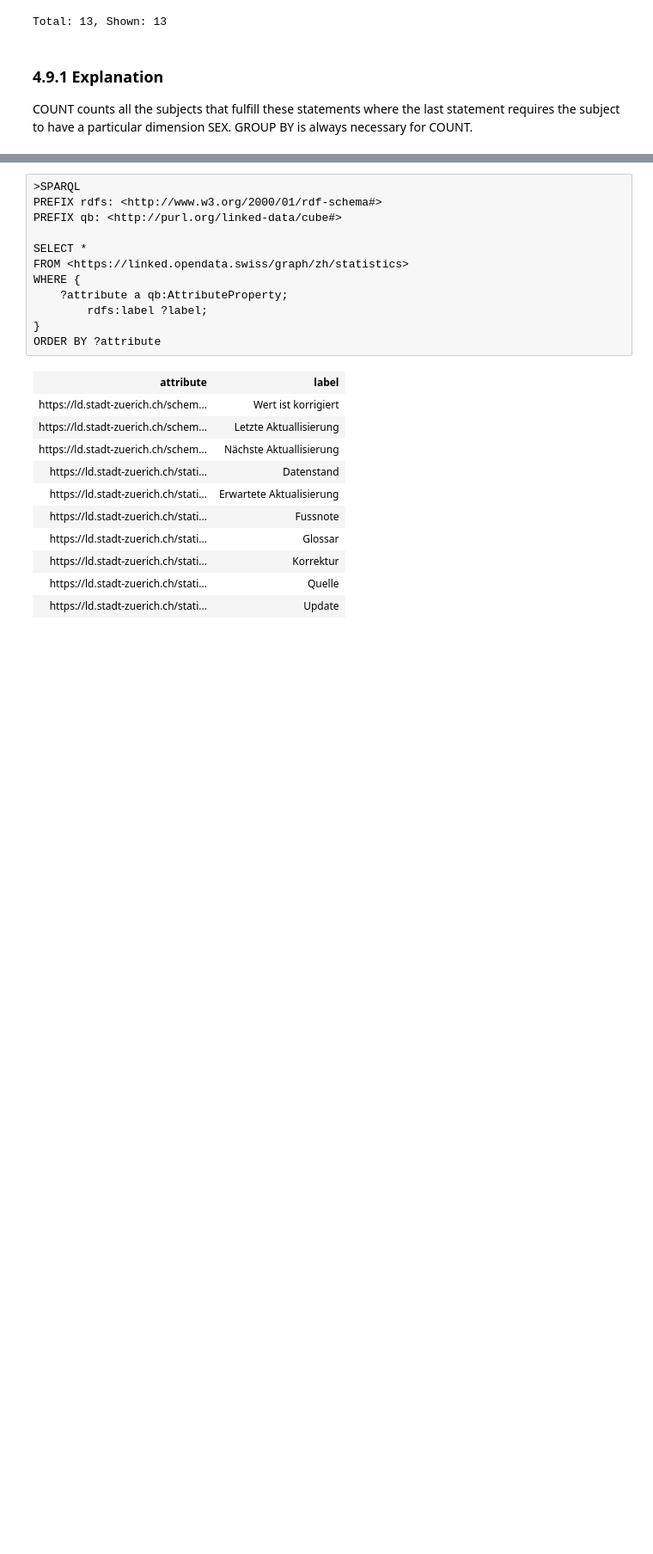
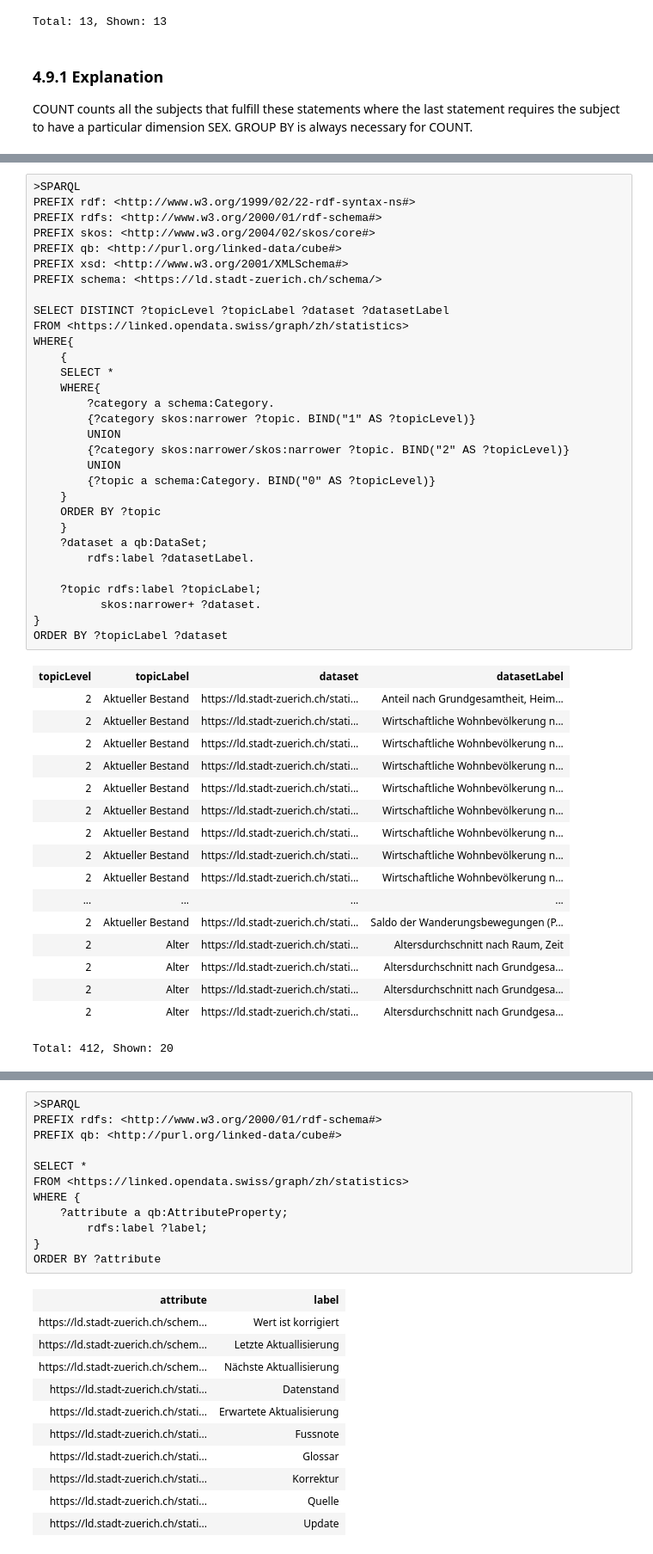
Before and after one commit to StatistikStadtZuerich/documentation, a Jupyter notebook: Linked_Data/Manual/LOSD_Manual_of_Statistik_Stadt_Zurich.ipynb, the cells around one changed output, grey strips where cells are left out. Shown at 86% size. Saved outputs shown, nothing was run; the diff lists cells and outputs as text; blank space fills up the shorter version.

```diff
--- a/Linked_Data/Manual/LOSD_Manual_of_Statistik_Stadt_Zurich.ipynb
+++ b/Linked_Data/Manual/LOSD_Manual_of_Statistik_Stadt_Zurich.ipynb
@@ -802,0 +826,49 @@ COUNT counts all the subjects that fulfill these statements where the last state
+# %%
+>SPARQL
+PREFIX rdf: <http://www.w3.org/1999/02/22-rdf-syntax-ns#>
+PREFIX rdfs: <http://www.w3.org/2000/01/rdf-schema#>
+PREFIX skos: <http://www.w3.org/2004/02/skos/core#>
+PREFIX qb: <http://purl.org/linked-data/cube#>
+PREFIX xsd: <http://www.w3.org/2001/XMLSchema#>
+PREFIX schema: <https://ld.stadt-zuerich.ch/schema/>
+
+SELECT DISTINCT ?topicLevel ?topicLabel ?dataset ?datasetLabel
+FROM <https://linked.opendata.swiss/graph/zh/statistics>
+WHERE{
+    {
+    SELECT *
+    WHERE{
+        ?category a schema:Category.
+        {?category skos:narrower ?topic. BIND("1" AS ?topicLevel)}
+        UNION
+        {?category skos:narrower/skos:narrower ?topic. BIND("2" AS ?topicLevel)}
+        UNION
+        {?topic a schema:Category. BIND("0" AS ?topicLevel)}
+    }
+    ORDER BY ?topic
+    }
+    ?dataset a qb:DataSet;
+        rdfs:label ?datasetLabel.
+
+    ?topic rdfs:label ?topicLabel;
+          skos:narrower+ ?dataset.
+}
+ORDER BY ?topicLabel ?dataset
+# %% [output]
+| topicLevel | topicLabel | dataset | datasetLabel |
+| 2 | Aktueller Bestand | https://ld.stadt-zuerich.ch/stati... | Anteil nach Grundgesamtheit, Heim... |
+| 2 | Aktueller Bestand | https://ld.stadt-zuerich.ch/stati... | Wirtschaftliche Wohnbevölkerung n... |
+| 2 | Aktueller Bestand | https://ld.stadt-zuerich.ch/stati... | Wirtschaftliche Wohnbevölkerung n... |
+| 2 | Aktueller Bestand | https://ld.stadt-zuerich.ch/stati... | Wirtschaftliche Wohnbevölkerung n... |
+| 2 | Aktueller Bestand | https://ld.stadt-zuerich.ch/stati... | Wirtschaftliche Wohnbevölkerung n... |
+| 2 | Aktueller Bestand | https://ld.stadt-zuerich.ch/stati... | Wirtschaftliche Wohnbevölkerung n... |
+| 2 | Aktueller Bestand | https://ld.stadt-zuerich.ch/stati... | Wirtschaftliche Wohnbevölkerung n... |
+| 2 | Aktueller Bestand | https://ld.stadt-zuerich.ch/stati... | Wirtschaftliche Wohnbevölkerung n... |
+| 2 | Aktueller Bestand | https://ld.stadt-zuerich.ch/stati... | Wirtschaftliche Wohnbevölkerung n... |
+| ... | ... | ... | ... |
+| 2 | Aktueller Bestand | https://ld.stadt-zuerich.ch/stati... | Saldo der Wanderungsbewegungen (P... |
+| 2 | Alter | https://ld.stadt-zuerich.ch/stati... | Altersdurchschnitt nach Raum, Zeit |
+| 2 | Alter | https://ld.stadt-zuerich.ch/stati... | Altersdurchschnitt nach Grundgesa... |
+| 2 | Alter | https://ld.stadt-zuerich.ch/stati... | Altersdurchschnitt nach Grundgesa... |
+| 2 | Alter | https://ld.stadt-zuerich.ch/stati... | Altersdurchschnitt nach Grundgesa... |
+Total: 412, Shown: 20
```
Also changed, not shown: parts of 45 cells of this notebook.
